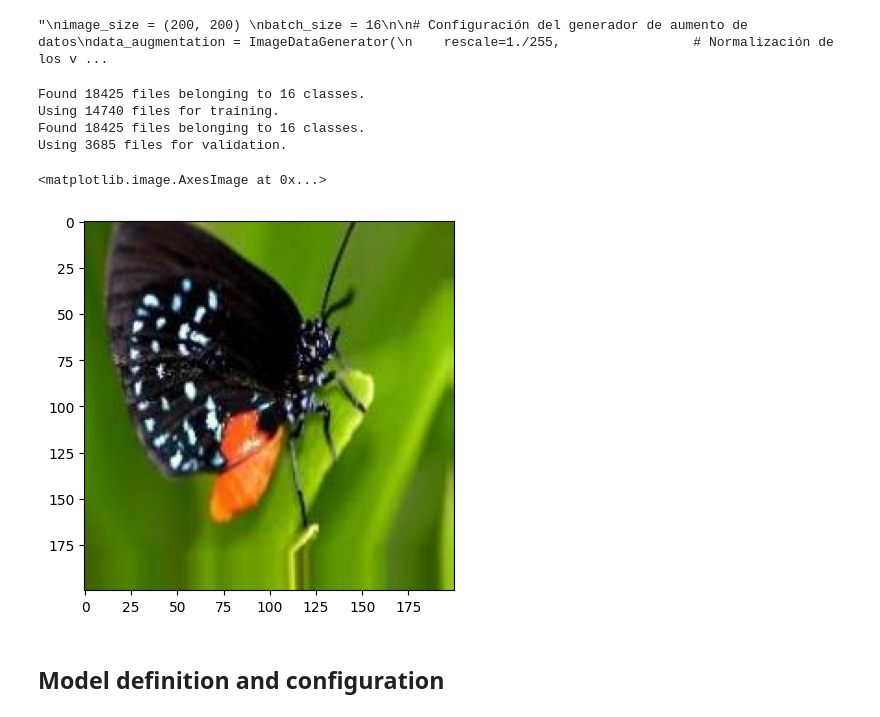
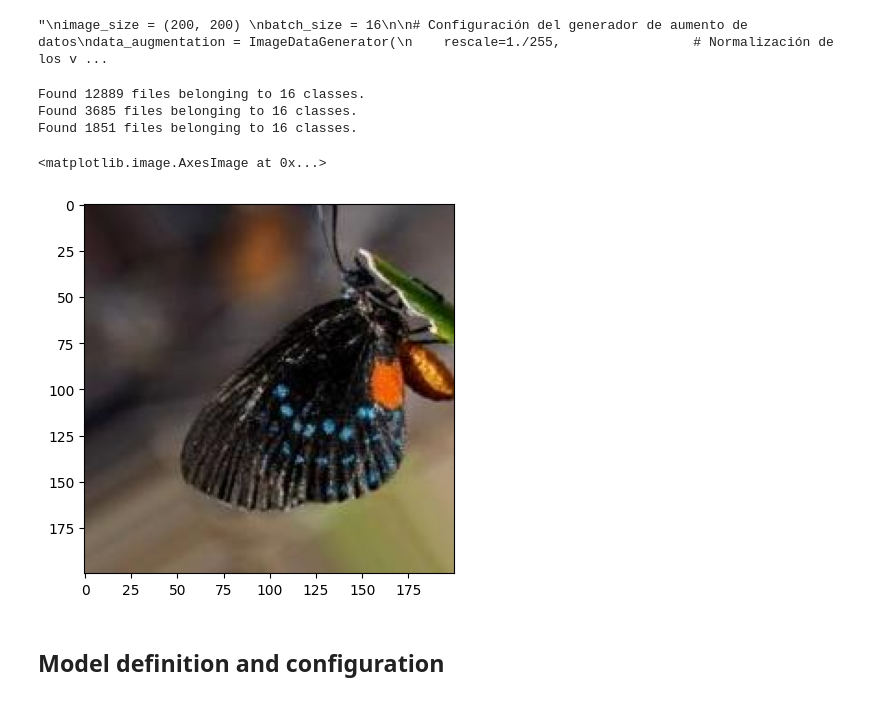
Before and after one commit to antonioap101/FSI_Practica2, a Jupyter notebook: CombinedPractica2_Antonio_Pablo.ipynb, the cells around one changed output. Saved outputs shown, nothing was run; the diff lists cells and outputs as text; code cells hidden in the pictures.

```diff
--- a/CombinedPractica2_Antonio_Pablo.ipynb
+++ b/CombinedPractica2_Antonio_Pablo.ipynb
@@ -105,24 +105,26 @@ image_size = (200, 200)
 batch_size = 64
 data_dir = os.path.join('../datasets/ButterflyMothsAndCoins')
 
-train_dir = os.path.join('../datasets/ButterflyMoths/augmented_train/')
-valid_dir = os.path.join('../datasets/ButterflyMoths/augmented_valid/')
-test_dir = os.path.join('../datasets/ButterflyMoths/test')
+train_dir = os.path.join('../datasets/ButterflyMothsAndCoins/redistributed_all/train')
+valid_dir = os.path.join('../datasets/ButterflyMothsAndCoins/redistributed_all/valid')
+test_dir = os.path.join('../datasets/ButterflyMothsAndCoins/redistributed_all/test')
 
 train_ds = tf.keras.preprocessing.image_dataset_from_directory(
-    directory=data_dir,
-    validation_split=0.2,
-    subset="training",
-    seed=seed_value,
+    directory=train_dir,
     image_size=image_size,
     batch_size=batch_size,
     label_mode='categorical'
 )
+
 val_ds = tf.keras.preprocessing.image_dataset_from_directory(
-    directory=data_dir,
-    validation_split=0.2,
-    subset="validation",
-    seed=seed_value,
+    directory=valid_dir,
+    image_size=image_size,
+    batch_size=batch_size,
+    label_mode='categorical'
+)
+
+test_ds = tf.keras.preprocessing.image_dataset_from_directory(
+    directory=test_dir,
     image_size=image_size,
     batch_size=batch_size,
     label_mode='categorical'
@@ -130,24 +132,24 @@ val_ds = tf.keras.preprocessing.image_dataset_from_directory(
 
 train_ds = train_ds.prefetch(buffer_size=32)
 val_ds = val_ds.prefetch(buffer_size=32)
+test_ds = test_ds.prefetch(buffer_size=32)
 # '''
 # %% [output]
-Found 18425 files belonging to 16 classes.
-Using 14740 files for training.
-Found 18425 files belonging to 16 classes.
-Using 3685 files for validation.
+Found 12889 files belonging to 16 classes.
+Found 3685 files belonging to 16 classes.
+Found 1851 files belonging to 16 classes.
 # %%
 from matplotlib.pyplot import imshow
 import numpy as np
 from PIL import Image
 
 %matplotlib inline
 
-pil_im = Image.open('../datasets/ButterflyMothsAndCoins/ATALA/ATALA_0_107.jpeg', 'r')
+pil_im = Image.open('../datasets/ButterflyMothsAndCoins/redistributed_all/train/ATALA/ATALA_0_1034.jpeg', 'r')
 imshow(np.asarray(pil_im))
 # %% [output]
 <matplotlib.image.AxesImage at 0x...>
-[figure, old version]
+[figure, new version]
 # %% [markdown]
 ## Model definition and configuration
 # %%
```
Also changed, not shown: parts of 13 cells of this notebook, 2 other files.
